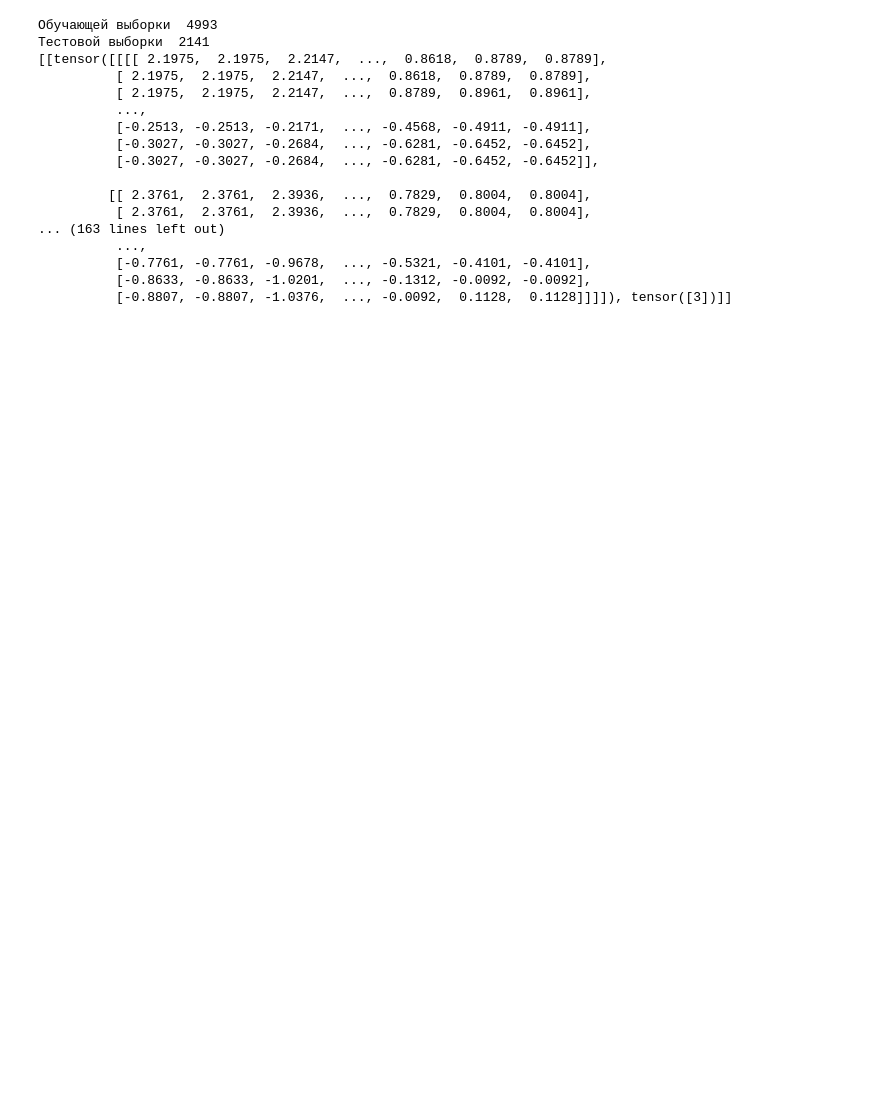
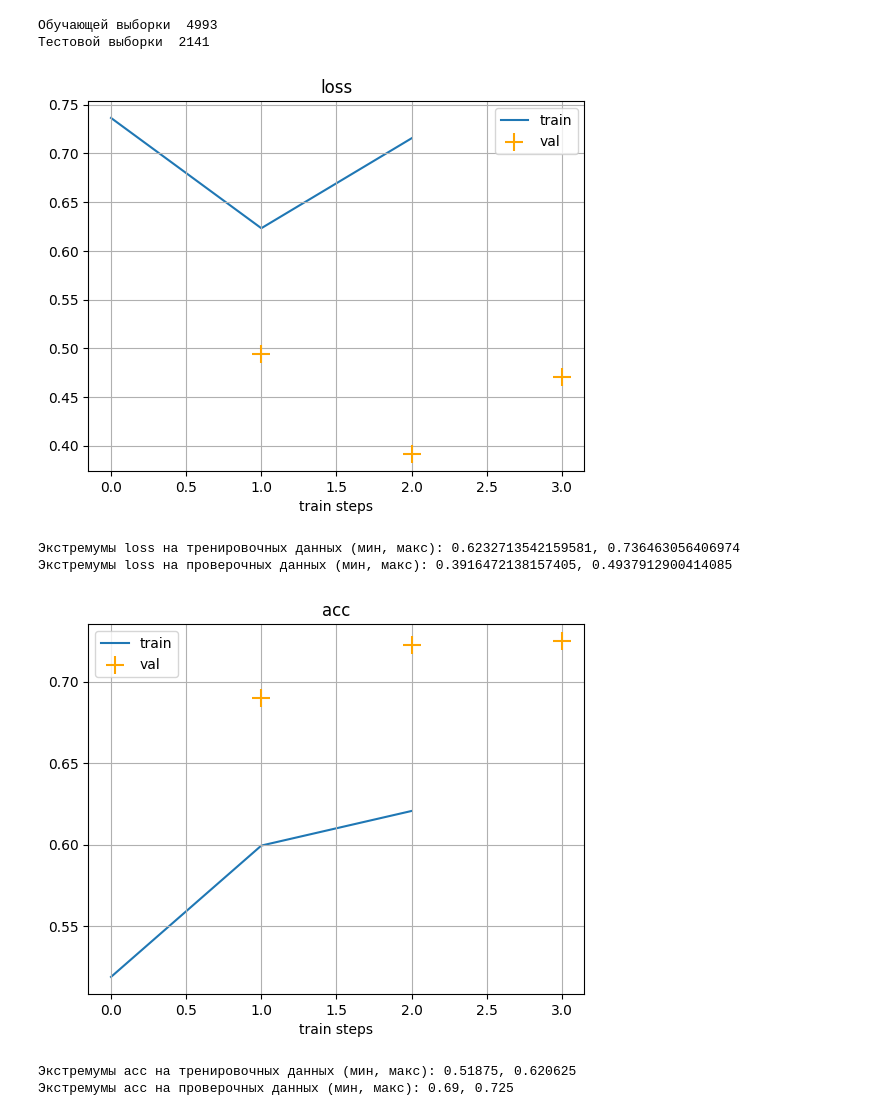
Before and after one commit to Sergey2110/Classification-of-images, a Jupyter notebook: baseline_class.ipynb, the cells around one changed output. Cells and saved outputs as stored; diff of their text form; code cells hidden in the pictures; blank space fills up the shorter version.

```diff
--- a/baseline_class.ipynb
+++ b/baseline_class.ipynb
@@ -110,7 +111,7 @@ class Classification:
         ])
 
         self.data_df = pd.read_csv(PATH_TRAIN)
-        self.data_df = self.data_df[:10]
+        self.data_df = self.data_df[:2000]
         # self.data_df.head(3)
 
         # разделим датасет на трейн и валидацию, чтобы смотреть на качество
@@ -121,13 +122,13 @@ class Classification:
         torch.manual_seed(43)
 
         self.train_loader = torch.utils.data.DataLoader(dataset=train_dataset,
-                                                        batch_size=1,
+                                                        batch_size=5,
                                                         # shuffle=True,
                                                         pin_memory=True,
                                                         num_workers=2)
 
         self.valid_loader = torch.utils.data.DataLoader(dataset=valid_dataset,
-                                                        batch_size=1,
+                                                        batch_size=5,
                                                         # shuffle=True,
                                                         pin_memory=True,
                                                         num_workers=2)
@@ -297,7 +298,7 @@ class Classification:
                                                                               optimizer,
                                                                               self.train_loader,
                                                                               self.valid_loader,
-                                                                              1)
+                                                                              3)
         return train_loss_log, train_acc_log, val_loss_log, val_acc_log
 
     def evaluation_model(self):
@@ -336,27 +337,38 @@ class Classification:
         self.test_df["class"] = predicts
         self.test_df.head()
         self.test_df.to_csv("submit.csv", index=False)
+# %%
+def plot_history(train_history, val_history, title='loss'):
+    plt.figure()
+    plt.title('{}'.format(title))
+    plt.plot(train_history, label='train', zorder=1)
+
+    points = np.array(val_history)
+    steps = list(range(0, len(train_history) + 1, int(len(train_history) / len(val_history))))[1:]
+
+    plt.scatter(steps, val_history, marker='+', s=180, c='orange', label='val', zorder=2)
+    plt.xlabel('train steps')
+
+    plt.legend(loc='best')
+    plt.grid()
+
+    plt.show()
+    print(f'Экстремумы {title} на тренировочных данных (мин, макс): {min(train_history)}, {max(train_history)}')
+    print(f'Экстремумы {title} на проверочных данных (мин, макс): {min(val_history)}, {max(val_history)}')
 # %%
 classification = Classification()
-print(list(classification.train_loader))
-# acc_loss = classification.train_model()
+# print(list(classification.train_loader))
+train_loss_log, train_acc_log, val_loss_log, val_acc_log = classification.train_model()
+plot_history(train_loss_log, val_loss_log)
+plot_history(train_acc_log, val_acc_log, 'acc')
 # classification.evaluation_model()
 # classification.create_submit()
 # %% [output]
 Обучающей выборки  4993
 Тестовой выборки  2141
-[[tensor([[[[ 2.1975,  2.1975,  2.2147,  ...,  0.8618,  0.8789,  0.8789],
-          [ 2.1975,  2.1975,  2.2147,  ...,  0.8618,  0.8789,  0.8789],
-          [ 2.1975,  2.1975,  2.2147,  ...,  0.8789,  0.8961,  0.8961],
-          ...,
-          [-0.2513, -0.2513, -0.2171,  ..., -0.4568, -0.4911, -0.4911],
-          [-0.3027, -0.3027, -0.2684,  ..., -0.6281, -0.6452, -0.6452],
-          [-0.3027, -0.3027, -0.2684,  ..., -0.6281, -0.6452, -0.6452]],
-
-         [[ 2.3761,  2.3761,  2.3936,  ...,  0.7829,  0.8004,  0.8004],
-          [ 2.3761,  2.3761,  2.3936,  ...,  0.7829,  0.8004,  0.8004],
-... (163 lines left out)
-          ...,
-          [-0.7761, -0.7761, -0.9678,  ..., -0.5321, -0.4101, -0.4101],
-          [-0.8633, -0.8633, -1.0201,  ..., -0.1312, -0.0092, -0.0092],
-          [-0.8807, -0.8807, -1.0376,  ..., -0.0092,  0.1128,  0.1128]]]]), tensor([3])]]
+[figure, added]
+Экстремумы loss на тренировочных данных (мин, макс): 0.6232713542159581, 0.736463056406974
+Экстремумы loss на проверочных данных (мин, макс): 0.3916472138157405, 0.4937912900414085
+[figure, added]
+Экстремумы acc на тренировочных данных (мин, макс): 0.51875, 0.620625
+Экстремумы acc на проверочных данных (мин, макс): 0.69, 0.725
```
Also changed, not shown: parts of 2 cells of this notebook.
